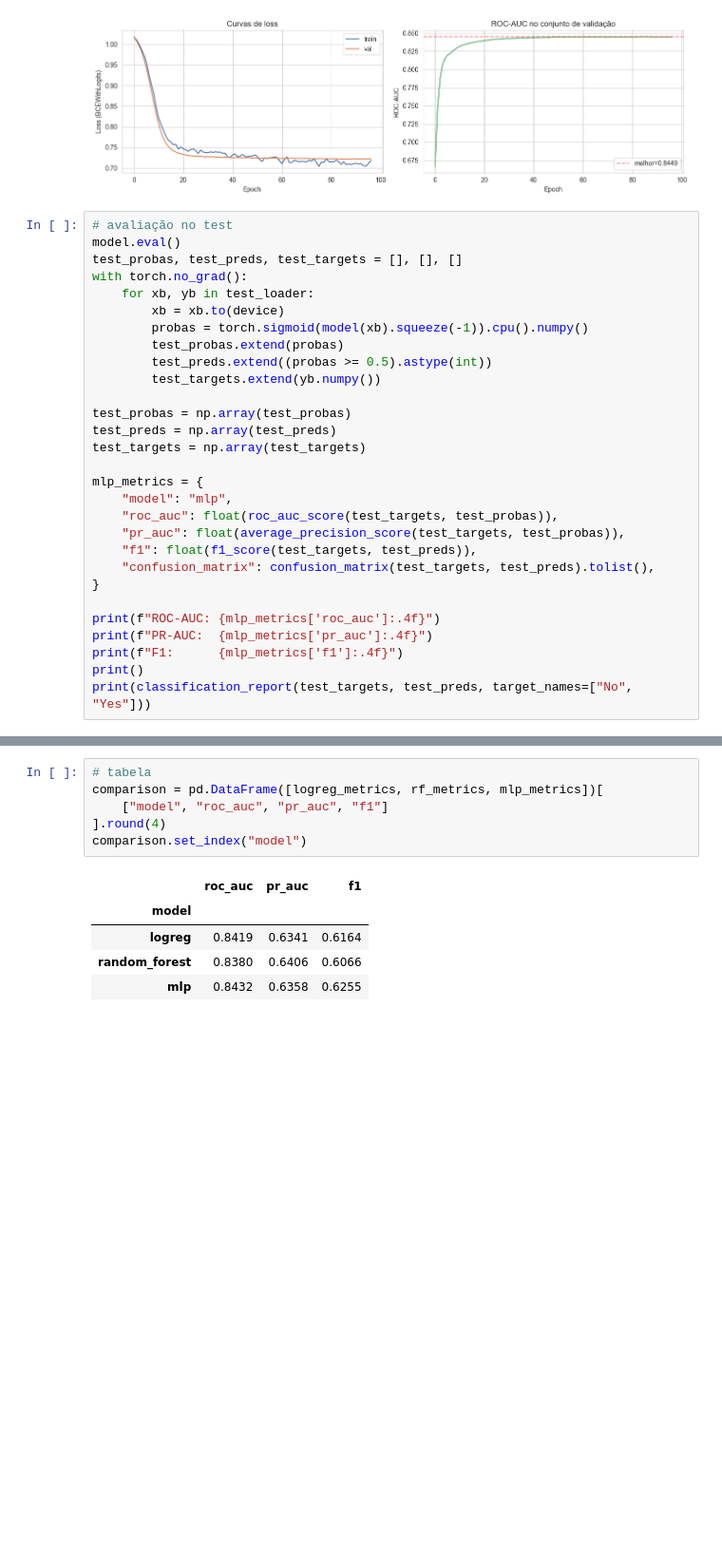
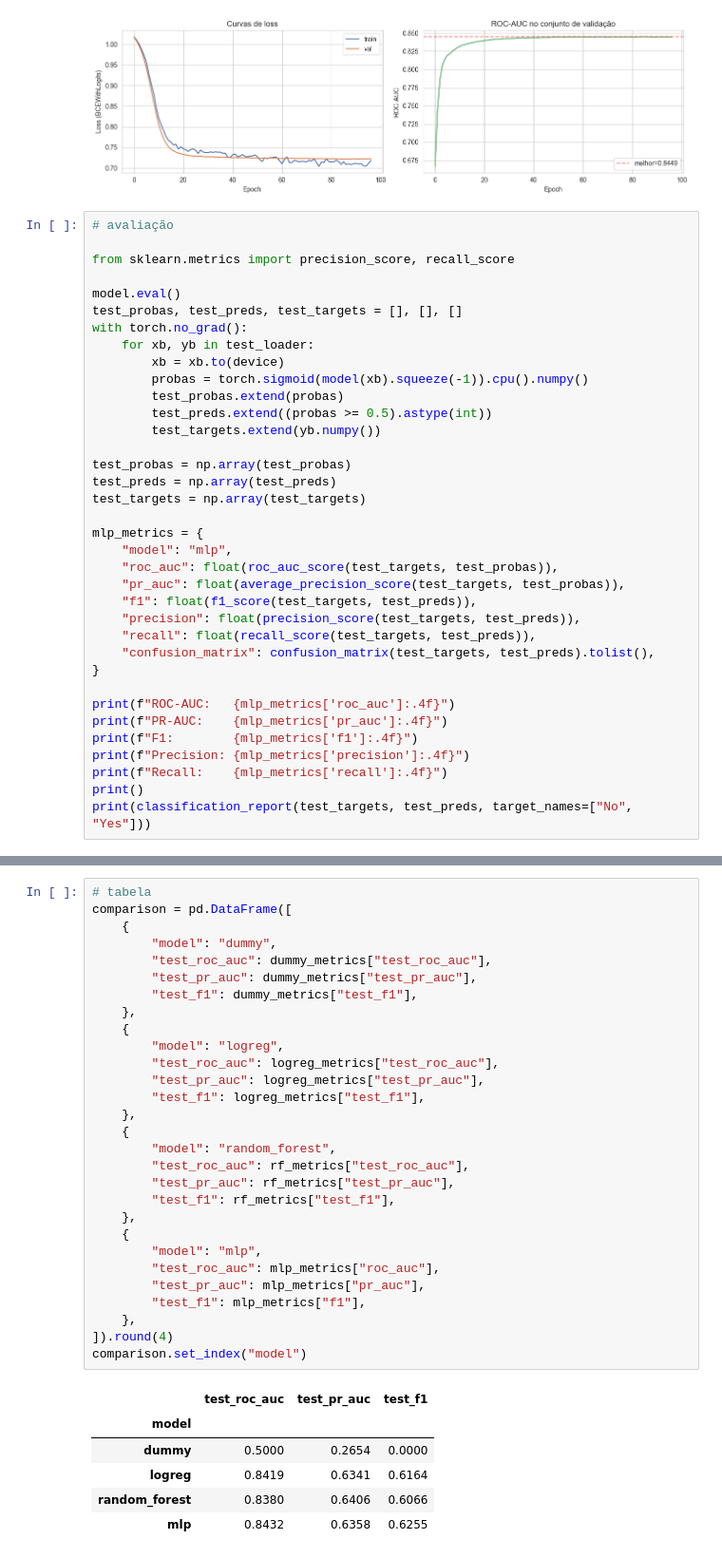
Before and after one commit to RaphaelLima89/fiap_tc01_churn, a Jupyter notebook: notebooks/02_modelos.ipynb, the cells around one changed output, grey strips where cells are left out. Shown at 95% size. Drawn from its saved outputs; the diff is of its cells as text; blank space fills up the shorter version.

```diff
--- a/notebooks/02_modelos.ipynb
+++ b/notebooks/02_modelos.ipynb
@@ -349,7 +455,10 @@ plt.show()
 # %% [output]
 [figure]
 # %%
-# avaliação no test
+# avaliação
+
+from sklearn.metrics import precision_score, recall_score
+
 model.eval()
 test_probas, test_preds, test_targets = [], [], []
 with torch.no_grad():
@@ -369,12 +478,16 @@ mlp_metrics = {
     "roc_auc": float(roc_auc_score(test_targets, test_probas)),
     "pr_auc": float(average_precision_score(test_targets, test_probas)),
     "f1": float(f1_score(test_targets, test_preds)),
+    "precision": float(precision_score(test_targets, test_preds)),
+    "recall": float(recall_score(test_targets, test_preds)),
     "confusion_matrix": confusion_matrix(test_targets, test_preds).tolist(),
 }
 
-print(f"ROC-AUC: {mlp_metrics['roc_auc']:.4f}")
-print(f"PR-AUC:  {mlp_metrics['pr_auc']:.4f}")
-print(f"F1:      {mlp_metrics['f1']:.4f}")
+print(f"ROC-AUC:   {mlp_metrics['roc_auc']:.4f}")
+print(f"PR-AUC:    {mlp_metrics['pr_auc']:.4f}")
+print(f"F1:        {mlp_metrics['f1']:.4f}")
+print(f"Precision: {mlp_metrics['precision']:.4f}")
+print(f"Recall:    {mlp_metrics['recall']:.4f}")
 print()
 print(classification_report(test_targets, test_preds, target_names=["No", "Yes"]))
 # %% [output]
@@ -395,12 +560,36 @@ weighted avg       0.80      0.75      0.76      1409
 # %%
 # tabela
-comparison = pd.DataFrame([logreg_metrics, rf_metrics, mlp_metrics])[
-    ["model", "roc_auc", "pr_auc", "f1"]
-].round(4)
+comparison = pd.DataFrame([
+    {
+        "model": "dummy",
+        "test_roc_auc": dummy_metrics["test_roc_auc"],
+        "test_pr_auc": dummy_metrics["test_pr_auc"],
+        "test_f1": dummy_metrics["test_f1"],
+    },
+    {
+        "model": "logreg",
+        "test_roc_auc": logreg_metrics["test_roc_auc"],
+        "test_pr_auc": logreg_metrics["test_pr_auc"],
+        "test_f1": logreg_metrics["test_f1"],
+    },
+    {
+        "model": "random_forest",
+        "test_roc_auc": rf_metrics["test_roc_auc"],
+        "test_pr_auc": rf_metrics["test_pr_auc"],
+        "test_f1": rf_metrics["test_f1"],
+    },
+    {
+        "model": "mlp",
+        "test_roc_auc": mlp_metrics["roc_auc"],
+        "test_pr_auc": mlp_metrics["pr_auc"],
+        "test_f1": mlp_metrics["f1"],
+    },
+]).round(4)
 comparison.set_index("model")
 # %% [output]
-|  | roc_auc | pr_auc | f1 |
+|  | test_roc_auc | test_pr_auc | test_f1 |
 | model |  |  |  |
+| dummy | 0.5000 | 0.2654 | 0.0000 |
 | logreg | 0.8419 | 0.6341 | 0.6164 |
 | random_forest | 0.8380 | 0.6406 | 0.6066 |
 | mlp | 0.8432 | 0.6358 | 0.6255 |
```
Also changed, not shown: parts of 34 cells of this notebook.
